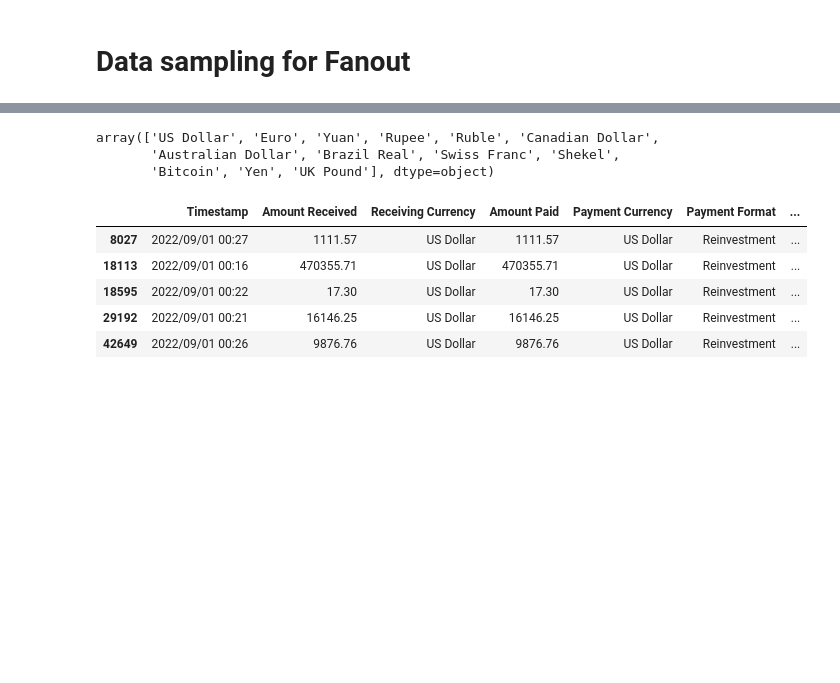
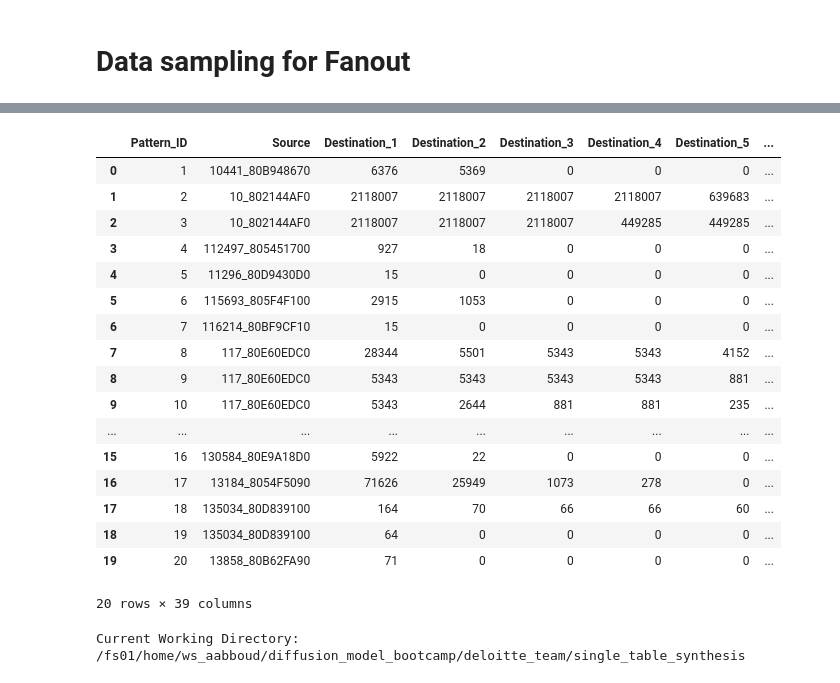
Before and after one commit to ahmabboud/difussion_bootcamp, a Jupyter notebook: deloitte_team/single_table_synthesis/Data Preparation.ipynb, the cells around one changed output, grey strips where cells are left out. Cells and saved outputs as stored; diff of their text form; code cells hidden in the pictures; blank space fills up the shorter version.

```diff
--- a/deloitte_team/single_table_synthesis/Data Preparation.ipynb
+++ b/deloitte_team/single_table_synthesis/Data Preparation.ipynb
@@ -174,15 +338,30 @@ result_df = pipeline.fit_transform(df)
-# %%
-result_df['Receiving Currency'].unique()
-# %% [output]
-array(['US Dollar', 'Euro', 'Yuan', 'Rupee', 'Ruble', 'Canadian Dollar',
-       'Australian Dollar', 'Brazil Real', 'Swiss Franc', 'Shekel',
-       'Bitcoin', 'Yen', 'UK Pound'], dtype=object)
-# %%
-result_df.result_df
-# %% [output]
-|  | Timestamp | Amount Received | Receiving Currency | Amount Paid | Payment Currency | Payment Format | ... |
-| 8027 | 2022/09/01 00:27 | 1111.57 | US Dollar | 1111.57 | US Dollar | Reinvestment | ... |
-| 18113 | 2022/09/01 00:16 | 470355.71 | US Dollar | 470355.71 | US Dollar | Reinvestment | ... |
-| 18595 | 2022/09/01 00:22 | 17.30 | US Dollar | 17.30 | US Dollar | Reinvestment | ... |
-| 29192 | 2022/09/01 00:21 | 16146.25 | US Dollar | 16146.25 | US Dollar | Reinvestment | ... |
-| 42649 | 2022/09/01 00:26 | 9876.76 | US Dollar | 9876.76 | US Dollar | Reinvestment | ... |
+# %%
+result_df.head(20)
+# %% [output]
+|  | Pattern_ID | Source | Destination_1 | Destination_2 | Destination_3 | Destination_4 | Destination_5 | ... |
+| 0 | 1 | 10441_80B948670 | 6376 | 5369 | 0 | 0 | 0 | ... |
+| 1 | 2 | 10_802144AF0 | 2118007 | 2118007 | 2118007 | 2118007 | 639683 | ... |
+| 2 | 3 | 10_802144AF0 | 2118007 | 2118007 | 2118007 | 449285 | 449285 | ... |
+| 3 | 4 | 112497_805451700 | 927 | 18 | 0 | 0 | 0 | ... |
+| 4 | 5 | 11296_80D9430D0 | 15 | 0 | 0 | 0 | 0 | ... |
+| 5 | 6 | 115693_805F4F100 | 2915 | 1053 | 0 | 0 | 0 | ... |
+| 6 | 7 | 116214_80BF9CF10 | 15 | 0 | 0 | 0 | 0 | ... |
+| 7 | 8 | 117_80E60EDC0 | 28344 | 5501 | 5343 | 5343 | 4152 | ... |
+| 8 | 9 | 117_80E60EDC0 | 5343 | 5343 | 5343 | 5343 | 881 | ... |
+| 9 | 10 | 117_80E60EDC0 | 5343 | 2644 | 881 | 881 | 235 | ... |
+| ... | ... | ... | ... | ... | ... | ... | ... | ... |
+| 15 | 16 | 130584_80E9A18D0 | 5922 | 22 | 0 | 0 | 0 | ... |
+| 16 | 17 | 13184_8054F5090 | 71626 | 25949 | 1073 | 278 | 0 | ... |
+| 17 | 18 | 135034_80D839100 | 164 | 70 | 66 | 66 | 60 | ... |
+| 18 | 19 | 135034_80D839100 | 64 | 0 | 0 | 0 | 0 | ... |
+| 19 | 20 | 13858_80B62FA90 | 71 | 0 | 0 | 0 | 0 | ... |
+20 rows × 39 columns
+# %%
+import os
+
+# Get current working directory
+current_directory = os.getcwd()
+
+print("Current Working Directory:", current_directory)
+# %% [output]
+Current Working Directory: /fs01/home/ws_aabboud/diffusion_model_bootcamp/deloitte_team/single_table_synthesis
```
Also changed, not shown: parts of 2 cells of this notebook.
